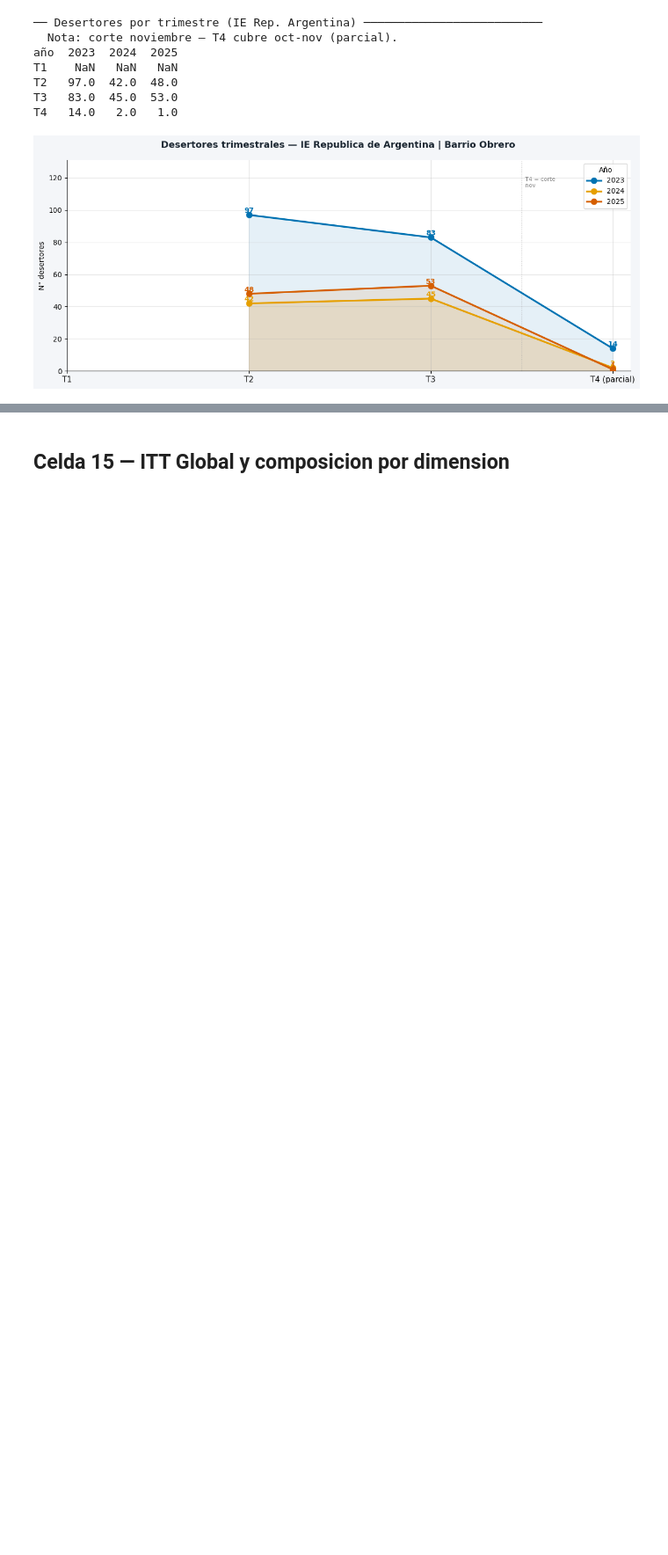
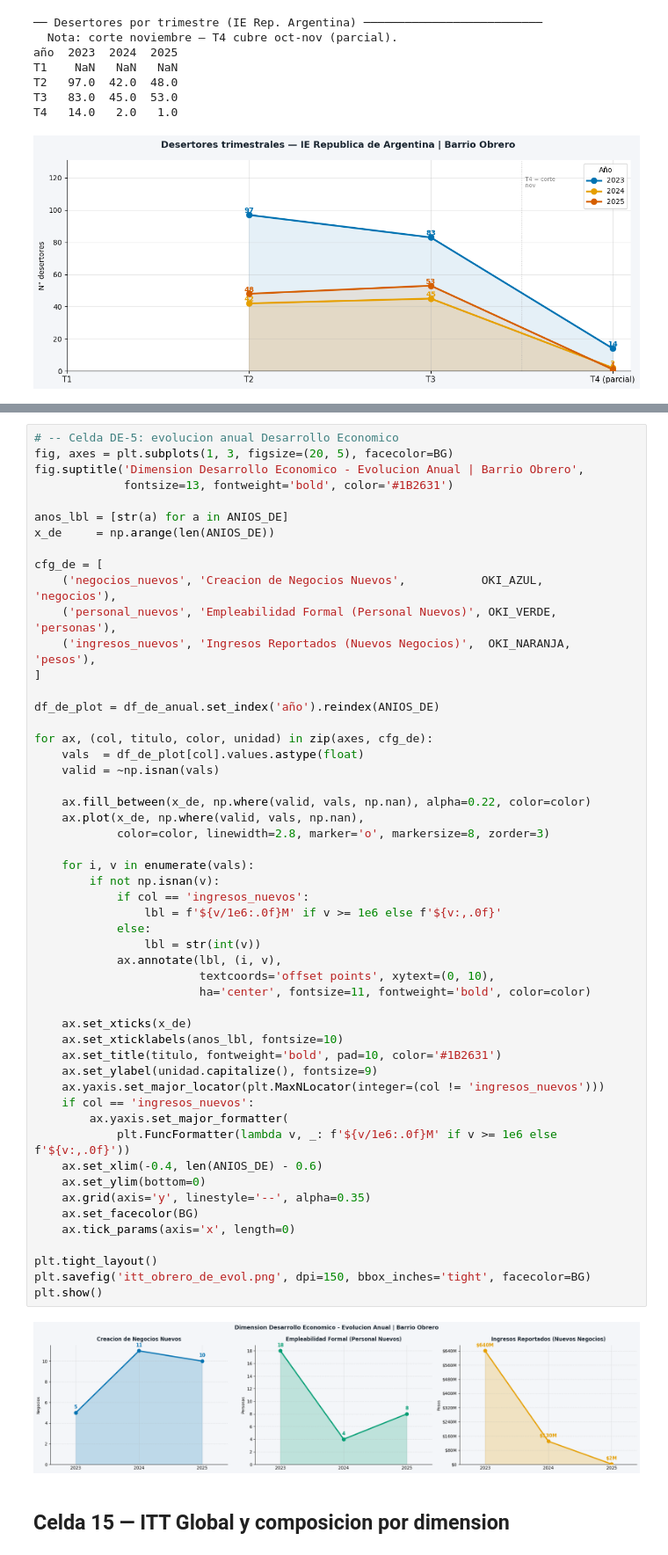
Before and after one commit to Pabandres85/Itt_repos_cali, a Jupyter notebook: notebooks/03_itt_barrio_obrero.ipynb, the cells around one changed output, grey strips where cells are left out. Shown at 88% size. Cells and saved outputs as stored; diff of their text form; blank space fills up the shorter version.

```diff
--- a/notebooks/03_itt_barrio_obrero.ipynb
+++ b/notebooks/03_itt_barrio_obrero.ipynb
@@ -2451,3 +2600,57 @@ plt.show()
+# %%
+# -- Celda DE-5: evolucion anual Desarrollo Economico
+fig, axes = plt.subplots(1, 3, figsize=(20, 5), facecolor=BG)
+fig.suptitle('Dimension Desarrollo Economico - Evolucion Anual | Barrio Obrero',
+             fontsize=13, fontweight='bold', color='#1B2631')
+
+anos_lbl = [str(a) for a in ANIOS_DE]
+x_de     = np.arange(len(ANIOS_DE))
+
+cfg_de = [
+    ('negocios_nuevos', 'Creacion de Negocios Nuevos',           OKI_AZUL,    'negocios'),
+    ('personal_nuevos', 'Empleabilidad Formal (Personal Nuevos)', OKI_VERDE,   'personas'),
+    ('ingresos_nuevos', 'Ingresos Reportados (Nuevos Negocios)',  OKI_NARANJA, 'pesos'),
+]
+
+df_de_plot = df_de_anual.set_index('año').reindex(ANIOS_DE)
+
+for ax, (col, titulo, color, unidad) in zip(axes, cfg_de):
+    vals  = df_de_plot[col].values.astype(float)
+    valid = ~np.isnan(vals)
+
+    ax.fill_between(x_de, np.where(valid, vals, np.nan), alpha=0.22, color=color)
+    ax.plot(x_de, np.where(valid, vals, np.nan),
+            color=color, linewidth=2.8, marker='o', markersize=8, zorder=3)
+
+    for i, v in enumerate(vals):
+        if not np.isnan(v):
+            if col == 'ingresos_nuevos':
+                lbl = f'${v/1e6:.0f}M' if v >= 1e6 else f'${v:,.0f}'
+            else:
+                lbl = str(int(v))
+            ax.annotate(lbl, (i, v),
+                        textcoords='offset points', xytext=(0, 10),
+                        ha='center', fontsize=11, fontweight='bold', color=color)
+
+    ax.set_xticks(x_de)
+    ax.set_xticklabels(anos_lbl, fontsize=10)
+    ax.set_title(titulo, fontweight='bold', pad=10, color='#1B2631')
+    ax.set_ylabel(unidad.capitalize(), fontsize=9)
+    ax.yaxis.set_major_locator(plt.MaxNLocator(integer=(col != 'ingresos_nuevos')))
+    if col == 'ingresos_nuevos':
+        ax.yaxis.set_major_formatter(
+            plt.FuncFormatter(lambda v, _: f'${v/1e6:.0f}M' if v >= 1e6 else f'${v:,.0f}'))
+    ax.set_xlim(-0.4, len(ANIOS_DE) - 0.6)
+    ax.set_ylim(bottom=0)
+    ax.grid(axis='y', linestyle='--', alpha=0.35)
+    ax.set_facecolor(BG)
+    ax.tick_params(axis='x', length=0)
+
+plt.tight_layout()
+plt.savefig('itt_obrero_de_evol.png', dpi=150, bbox_inches='tight', facecolor=BG)
+plt.show()
+# %% [output]
+[figure, added]
 # %% [markdown]
 ## Celda 15 — ITT Global y composicion por dimension
 # %%
```
Also changed, not shown: parts of 30 cells of this notebook.
